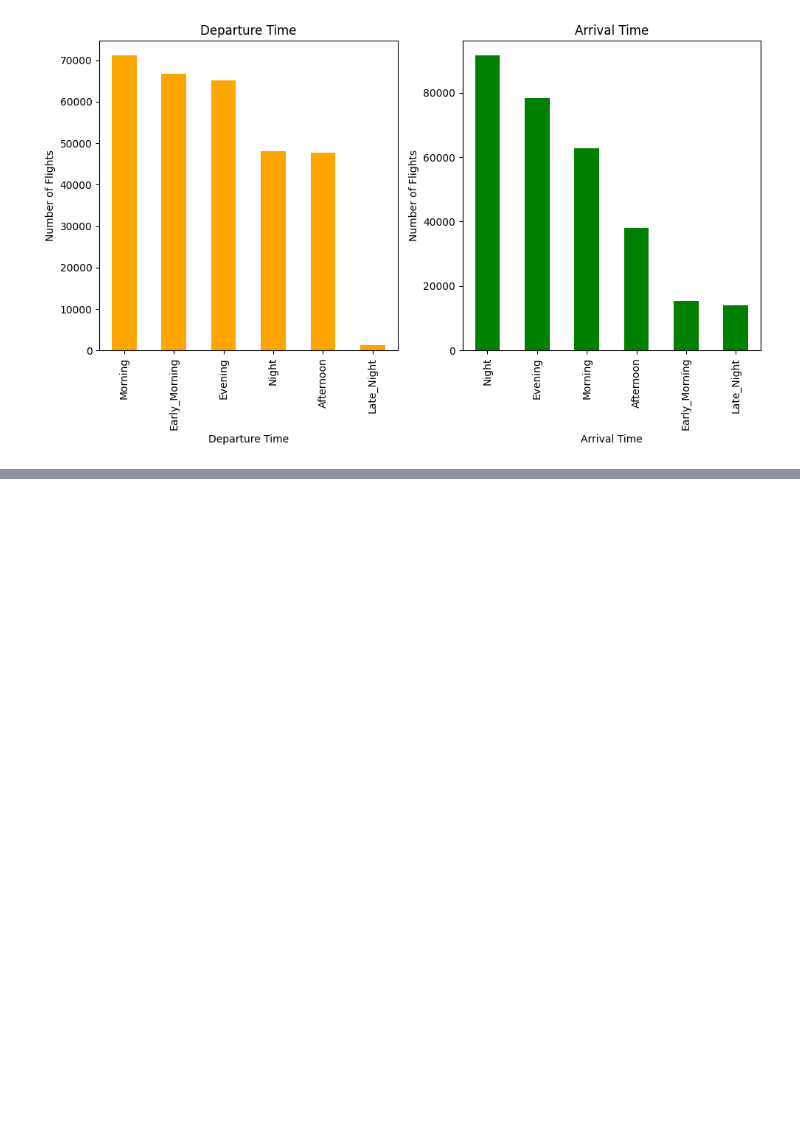
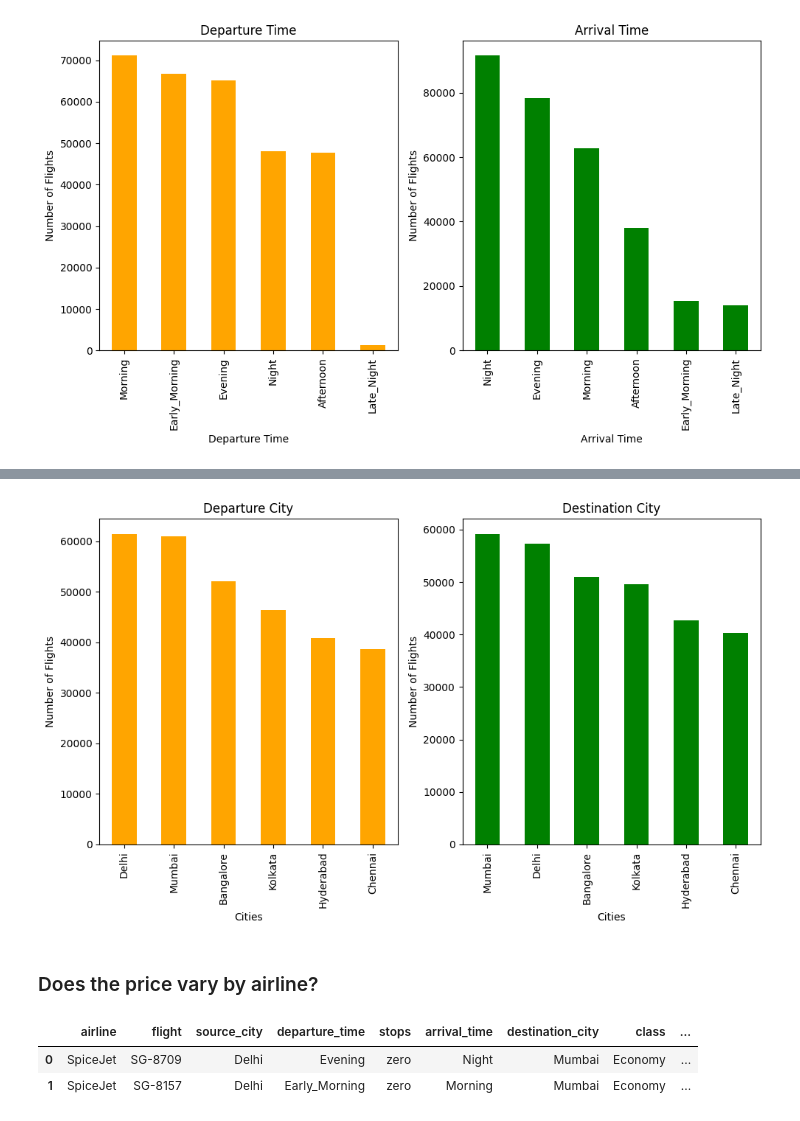
Before and after one commit to mwjallen/JamesBondGadgets, a Jupyter notebook: flt_data.ipynb, the cells around one changed output, grey strips where cells are left out. Cells and saved outputs as stored; diff of their text form; code cells hidden in the pictures; blank space fills up the shorter version.

```diff
--- a/flt_data.ipynb
+++ b/flt_data.ipynb
@@ -229,0 +262,28 @@ plt.show()
+# %%
+#showing the departure & arrival cities for the flights with counts using subplots
+fig, axes = plt.subplots(1, 2, figsize=(10, 6))
+
+plt.subplot(1,2,1)
+df['source_city'].value_counts().plot(kind='bar', color='orange')
+plt.xlabel('Cities')
+plt.ylabel('Number of Flights')
+plt.title('Departure City')
+
+plt.subplot(1,2,2)
+df['destination_city'].value_counts().plot( kind='bar', color='green')
+plt.xlabel('Cities')
+plt.ylabel('Number of Flights')
+plt.title('Destination City')
+
+plt.tight_layout()
+plt.show()
+# %% [output]
+[figure, added]
+# %% [markdown]
+### Does the price vary by airline?
+# %%
+df.head(2)
+# %% [output]
+|  | airline | flight | source_city | departure_time | stops | arrival_time | destination_city | class | ... |
+| 0 | SpiceJet | SG-8709 | Delhi | Evening | zero | Night | Mumbai | Economy | ... |
+| 1 | SpiceJet | SG-8157 | Delhi | Early_Morning | zero | Morning | Mumbai | Economy | ... |
```
Also changed, not shown: parts of 13 cells of this notebook.
